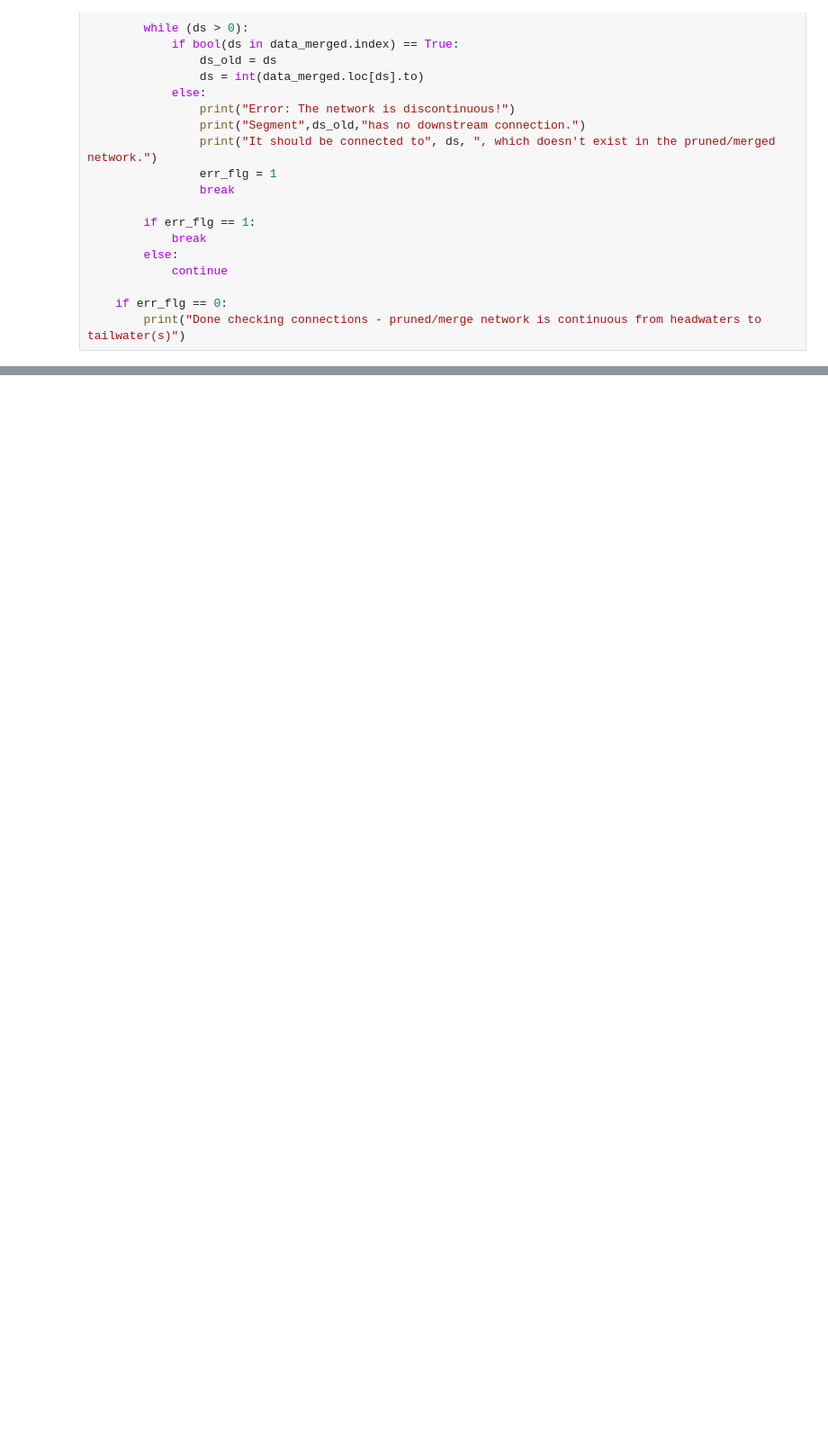
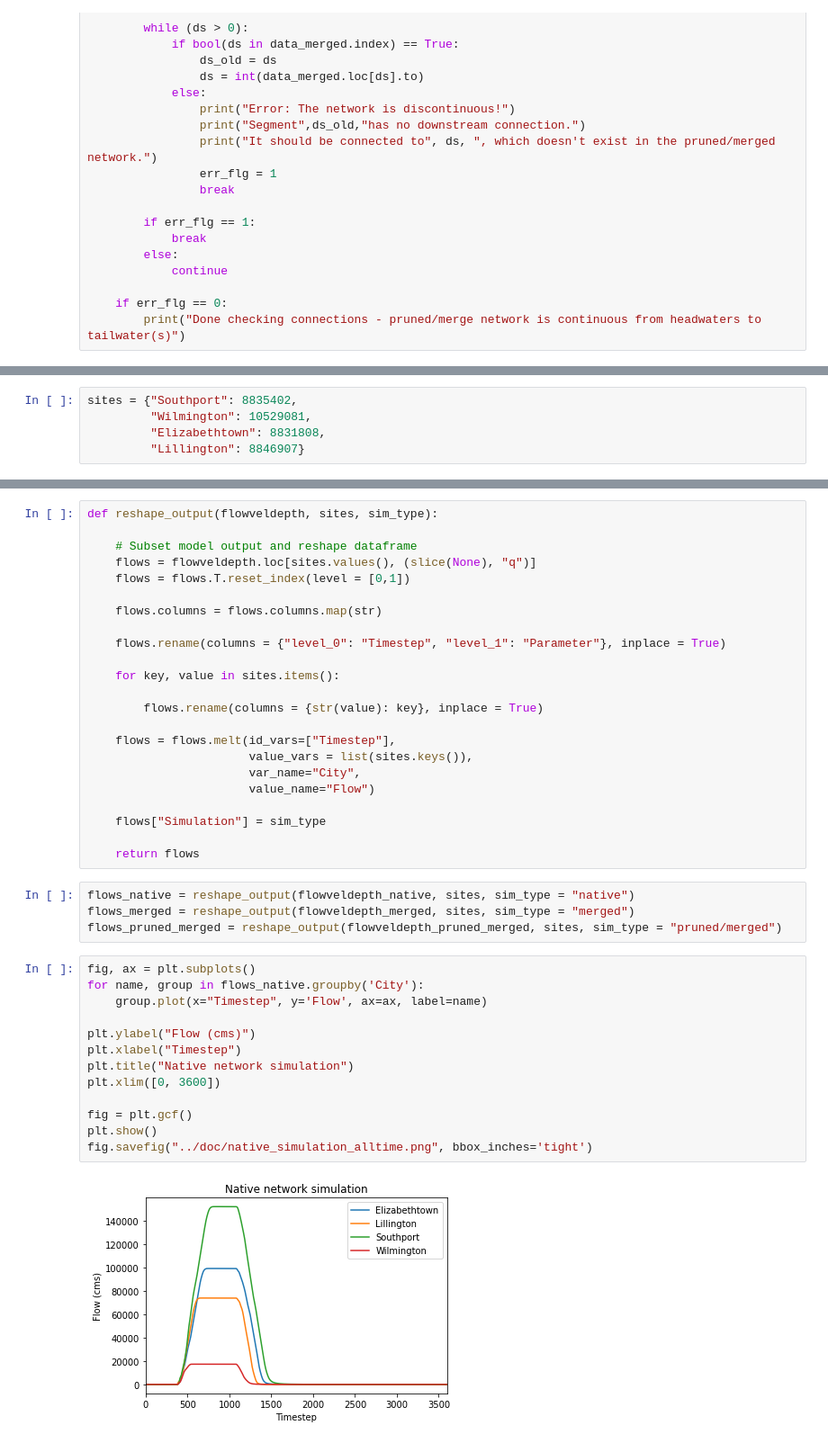
Before and after one commit to jhrehanoaa/t-route, a Jupyter notebook: notebooks/segment-merge.ipynb, the cells around one changed output, grey strips where cells are left out. Shown at 90% size. Saved outputs shown, nothing was run; the diff lists cells and outputs as text; blank space fills up the shorter version.

```diff
--- a/notebooks/segment-merge.ipynb
+++ b/notebooks/segment-merge.ipynb
@@ -950,0 +985,5 @@ for idx in merged_pruned_segments:
+# %%
+sites = {"Southport": 8835402,
+         "Wilmington": 10529081,
+         "Elizabethtown": 8831808,
+         "Lillington": 8846907}
@@ -950,0 +1253,42 @@ for idx in merged_pruned_segments:
+# %%
+def reshape_output(flowveldepth, sites, sim_type):
+
+    # Subset model output and reshape dataframe
+    flows = flowveldepth.loc[sites.values(), (slice(None), "q")]
+    flows = flows.T.reset_index(level = [0,1])
+
+    flows.columns = flows.columns.map(str)
+
+    flows.rename(columns = {"level_0": "Timestep", "level_1": "Parameter"}, inplace = True)
+
+    for key, value in sites.items():
+
+        flows.rename(columns = {str(value): key}, inplace = True)
+
+    flows = flows.melt(id_vars=["Timestep"],
+                       value_vars = list(sites.keys()),
+                       var_name="City",
+                       value_name="Flow")
+
+    flows["Simulation"] = sim_type
+
+    return flows
+# %%
+flows_native = reshape_output(flowveldepth_native, sites, sim_type = "native")
+flows_merged = reshape_output(flowveldepth_merged, sites, sim_type = "merged")
+flows_pruned_merged = reshape_output(flowveldepth_pruned_merged, sites, sim_type = "pruned/merged")
+# %%
+fig, ax = plt.subplots()
+for name, group in flows_native.groupby('City'):
+    group.plot(x="Timestep", y='Flow', ax=ax, label=name)
+
+plt.ylabel("Flow (cms)")
+plt.xlabel("Timestep")
+plt.title("Native network simulation")
+plt.xlim([0, 3600])
+
+fig = plt.gcf()
+plt.show()
+fig.savefig("../doc/native_simulation_alltime.png", bbox_inches='tight')
+# %% [output]
+[figure, added]
```
Also changed, not shown: parts of 26 cells of this notebook.
